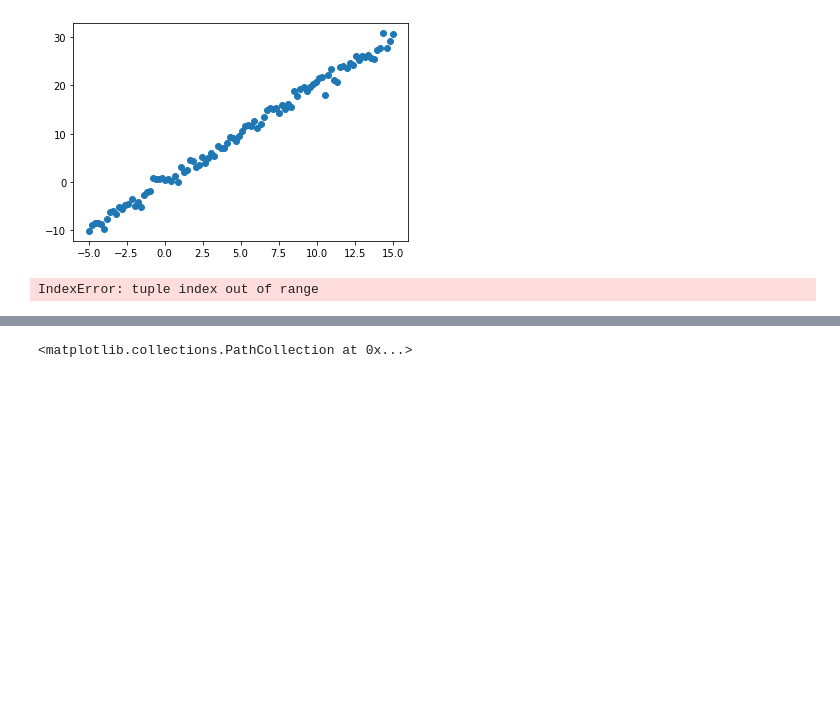
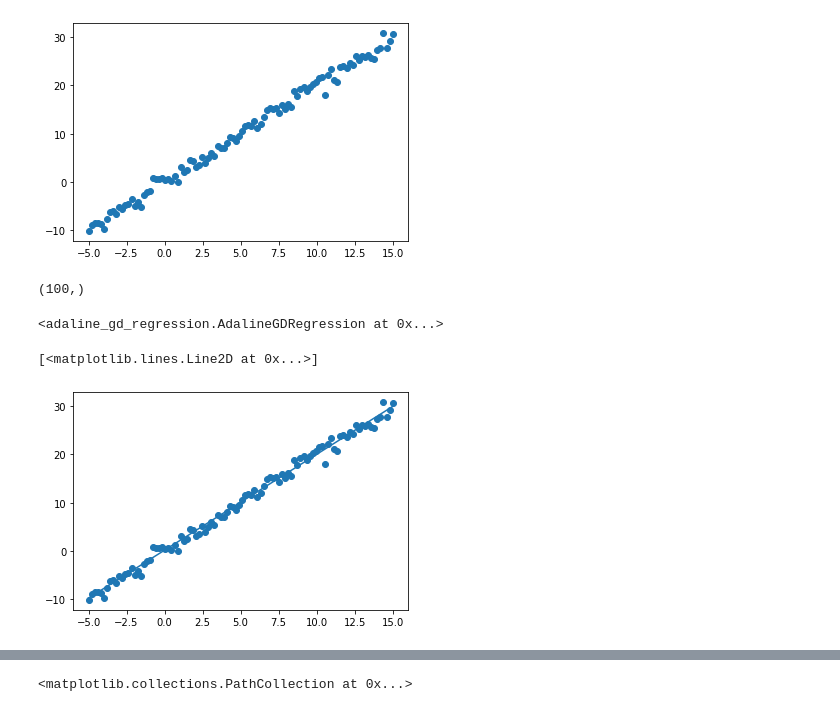
Before and after one commit to JimGerth/desy-ml-python, a Jupyter notebook: Chapter 2.ipynb, the cells around one changed output, grey strips where cells are left out. Drawn from its saved outputs; the diff is of its cells as text; code cells hidden in the pictures; blank space fills up the shorter version.

Commit message:
modified adaline_gd_regression.py and the jupyter notebook to actually get regression to work

```diff
--- a/Chapter 2.ipynb
+++ b/Chapter 2.ipynb
@@ -147,12 +146,22 @@ plt.scatter(data_linear[:,0], data_linear[:,1])
 # %% [output]
 <matplotlib.collections.PathCollection at 0x...>
 [figure]
+# %%
+data_linear[:,0].shape
+# %% [output]
+(100,)
 # %%
 from adaline_gd_regression import AdalineGDRegression
 
-reglin = AdalineGDRegression(n_iter=15, eta=0.1, random_state=1)
-reglin.fit(data_linear[:,0], data_linear[:,1])
+reglin = AdalineGDRegression(n_iter=150, eta=0.00001, random_state=1)
+reglin.fit(data_linear[:,0][:,np.newaxis], data_linear[:,1])
 
-plot_decision_regions(data_linear[:,0], data_linear[:,1], classifier=reglin)
+#plot_decision_regions(data_linear[:,0], data_linear[:,1], classifier=reglin)
 # %% [output]
-IndexError: tuple index out of range
+<adaline_gd_regression.AdalineGDRegression at 0x...>
+# %%
+plt.scatter(data_linear[:,0], data_linear[:,1])
+plt.plot(data_linear[:,0],reglin.predict(data_linear[:,0][:,np.newaxis]))
+# %% [output]
+[<matplotlib.lines.Line2D at 0x...>]
+[figure, added]
```
Also changed, not shown: parts of 2 cells of this notebook, 1 other file.
